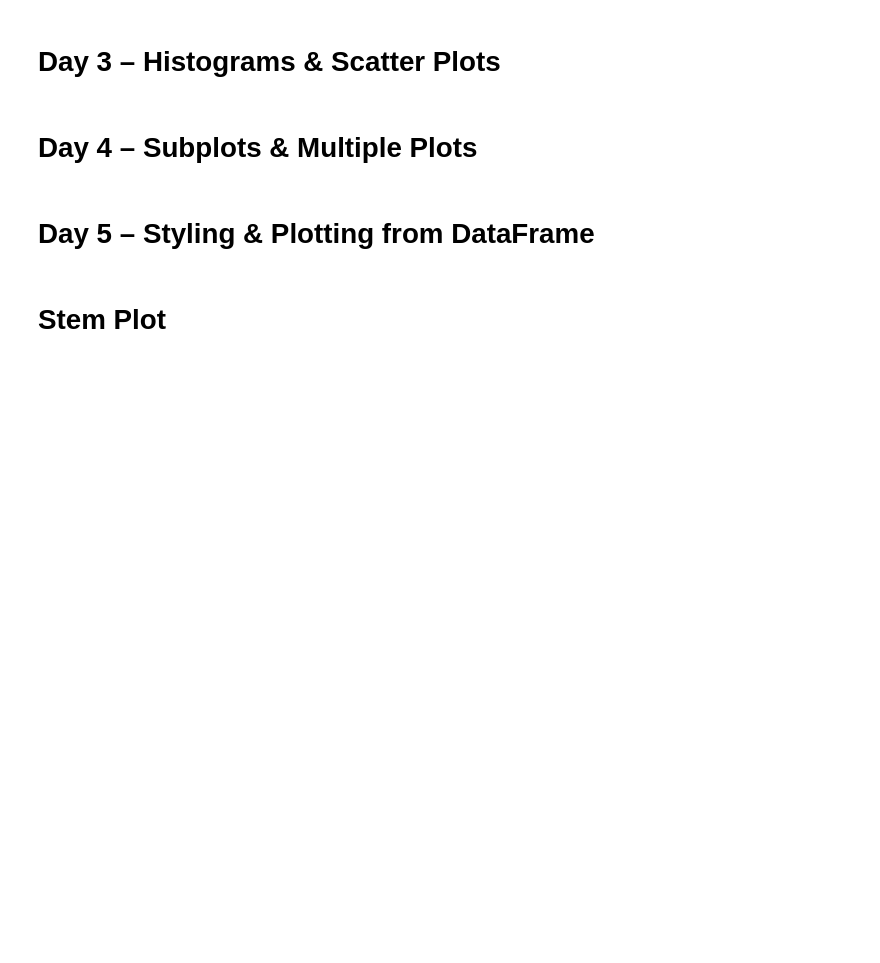
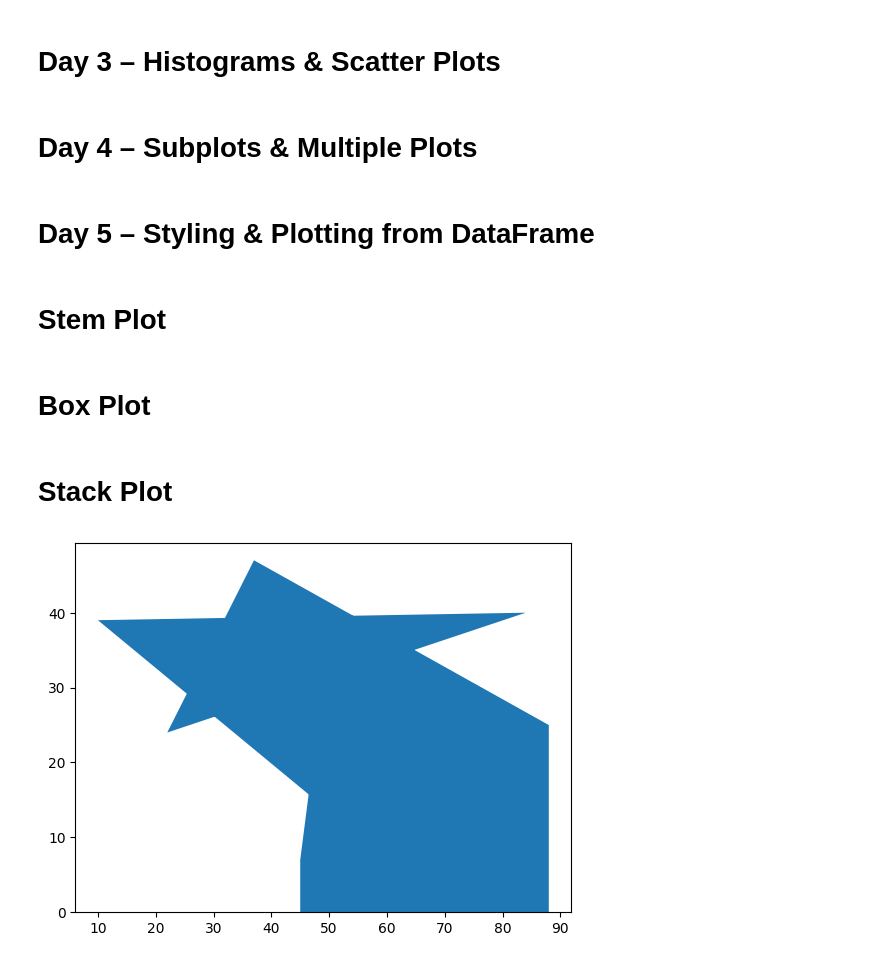
Before and after one commit to SumanGouda/MATPLOTLIB-MODULE, a Jupyter notebook: Matplotlib_5_Day_Learning_Plan.ipynb, the cells around one changed output. Saved outputs shown, nothing was run; the diff lists cells and outputs as text; code cells hidden in the pictures; blank space fills up the shorter version.

```diff
--- a/Matplotlib_5_Day_Learning_Plan.ipynb
+++ b/Matplotlib_5_Day_Learning_Plan.ipynb
@@ -348,3 +348,5 @@ ax.stem(
 )
 plt.legend(labelcolor=['r','g'], fontsize=5)
 plt.show()
+# %% [markdown]
+# Box Plot
@@ -350,0 +364,12 @@ plt.show()
+# %% [markdown]
+# Stack Plot
+# %%
+np.random.seed(0)
+var = np.random.randint(1,100,10)
+var1 = np.random.randint(1,50,10)
+
+plt.stackplot(var,var1)
+
+plt.show()
+# %% [output]
+[figure, added]
```
Also changed, not shown: parts of 1 cell of this notebook, 56 other files.
